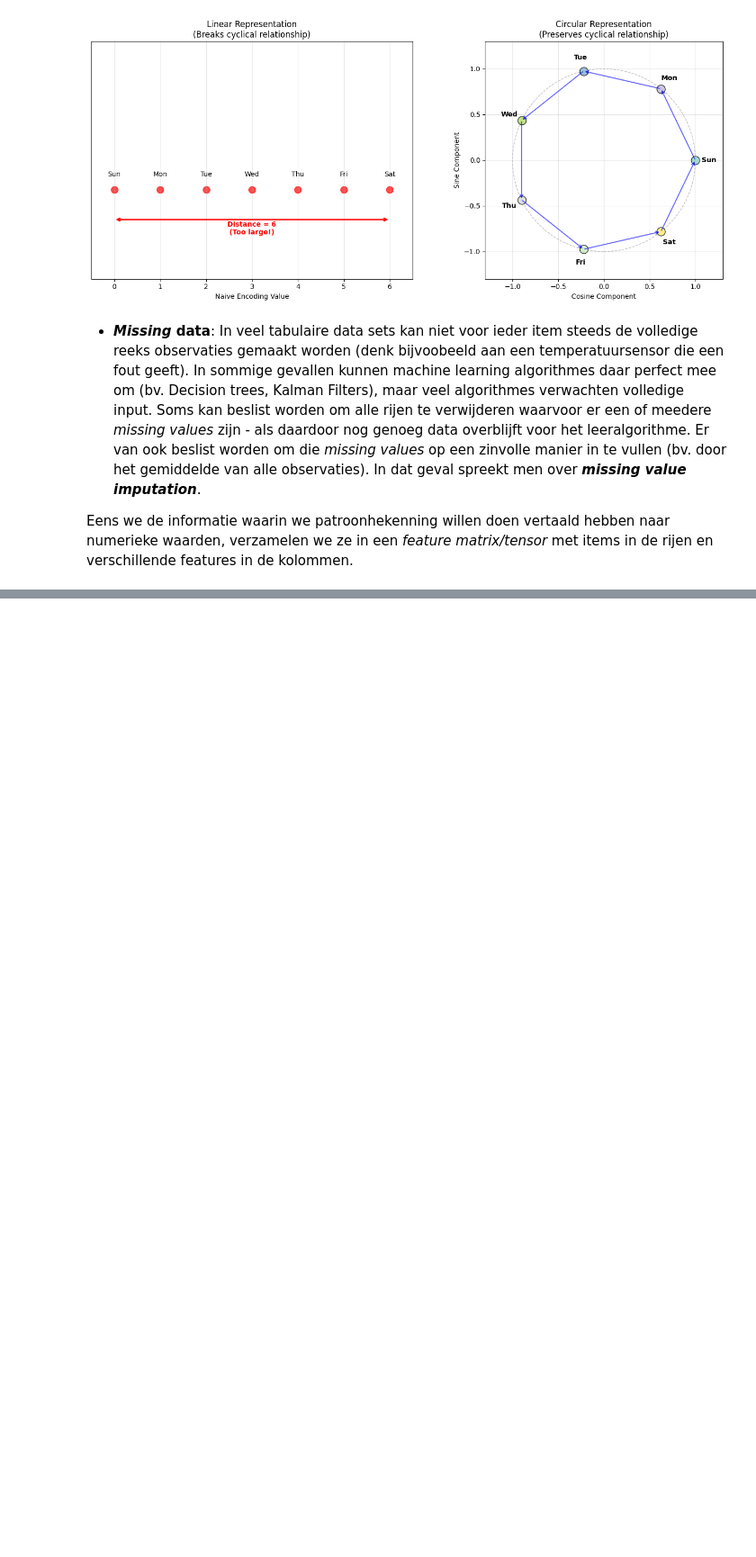
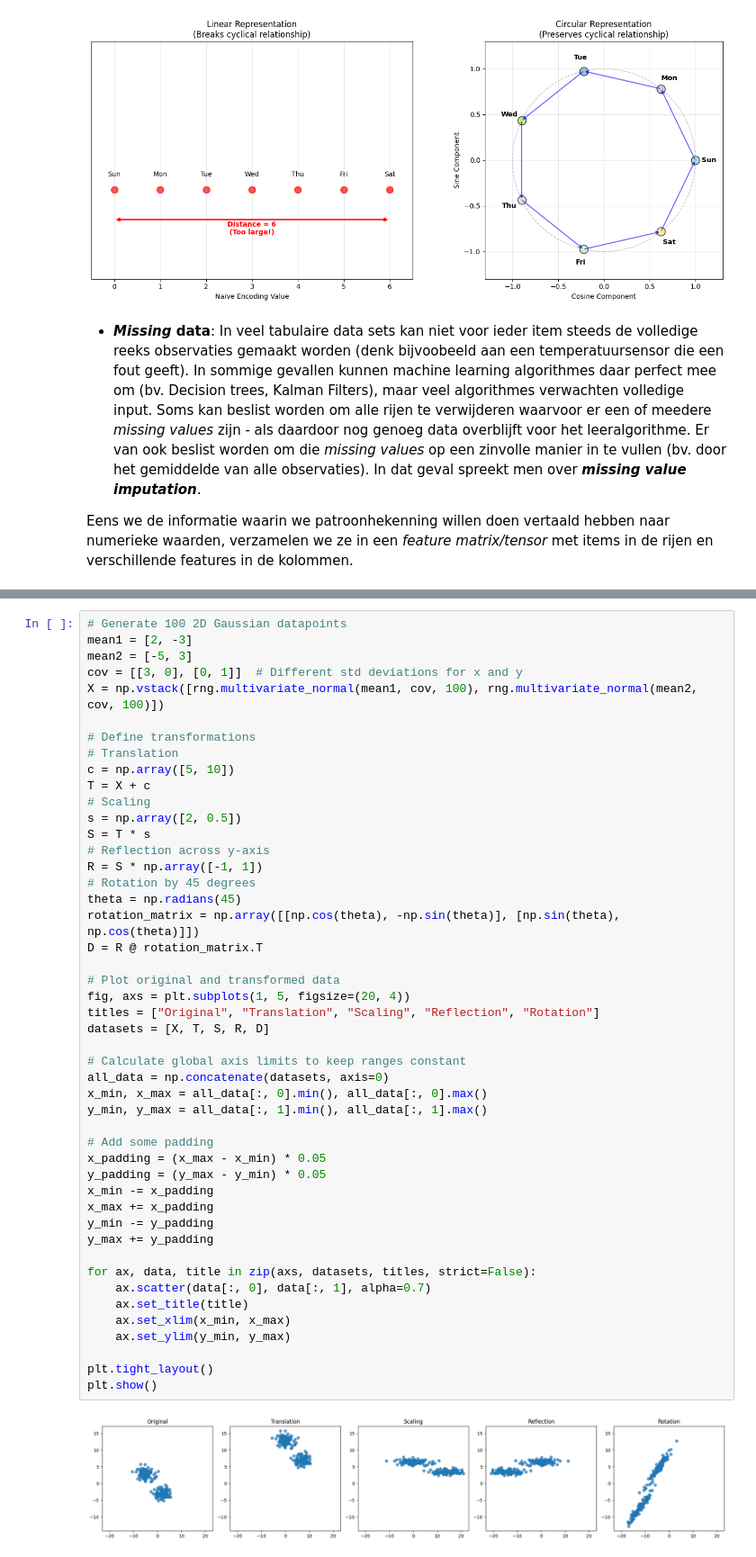
Before and after one commit to ap-mdi-it/ml-courses, a Jupyter notebook: book/math_foundations/linalg/why_tensors.ipynb, the cells around one changed output, grey strips where cells are left out. Shown at 90% size. Drawn from its saved outputs; the diff is of its cells as text; blank space fills up the shorter version.

```diff
--- a/book/math_foundations/linalg/why_tensors.ipynb
+++ b/book/math_foundations/linalg/why_tensors.ipynb
@@ -308,0 +329,49 @@ Eens we de informatie waarin we patroonhekenning willen doen vertaald hebben naa
+# %%
+# Generate 100 2D Gaussian datapoints
+mean1 = [2, -3]
+mean2 = [-5, 3]
+cov = [[3, 0], [0, 1]]  # Different std deviations for x and y
+X = np.vstack([rng.multivariate_normal(mean1, cov, 100), rng.multivariate_normal(mean2, cov, 100)])
+
+# Define transformations
+# Translation
+c = np.array([5, 10])
+T = X + c
+# Scaling
+s = np.array([2, 0.5])
+S = T * s
+# Reflection across y-axis
+R = S * np.array([-1, 1])
+# Rotation by 45 degrees
+theta = np.radians(45)
+rotation_matrix = np.array([[np.cos(theta), -np.sin(theta)], [np.sin(theta), np.cos(theta)]])
+D = R @ rotation_matrix.T
+
+# Plot original and transformed data
+fig, axs = plt.subplots(1, 5, figsize=(20, 4))
+titles = ["Original", "Translation", "Scaling", "Reflection", "Rotation"]
+datasets = [X, T, S, R, D]
+
+# Calculate global axis limits to keep ranges constant
+all_data = np.concatenate(datasets, axis=0)
+x_min, x_max = all_data[:, 0].min(), all_data[:, 0].max()
+y_min, y_max = all_data[:, 1].min(), all_data[:, 1].max()
+
+# Add some padding
+x_padding = (x_max - x_min) * 0.05
+y_padding = (y_max - y_min) * 0.05
+x_min -= x_padding
+x_max += x_padding
+y_min -= y_padding
+y_max += y_padding
+
+for ax, data, title in zip(axs, datasets, titles, strict=False):
+    ax.scatter(data[:, 0], data[:, 1], alpha=0.7)
+    ax.set_title(title)
+    ax.set_xlim(x_min, x_max)
+    ax.set_ylim(y_min, y_max)
+
+plt.tight_layout()
+plt.show()
+# %% [output]
+[figure, added]
```
Also changed, not shown: parts of 1 cell of this notebook, 4 other files.
